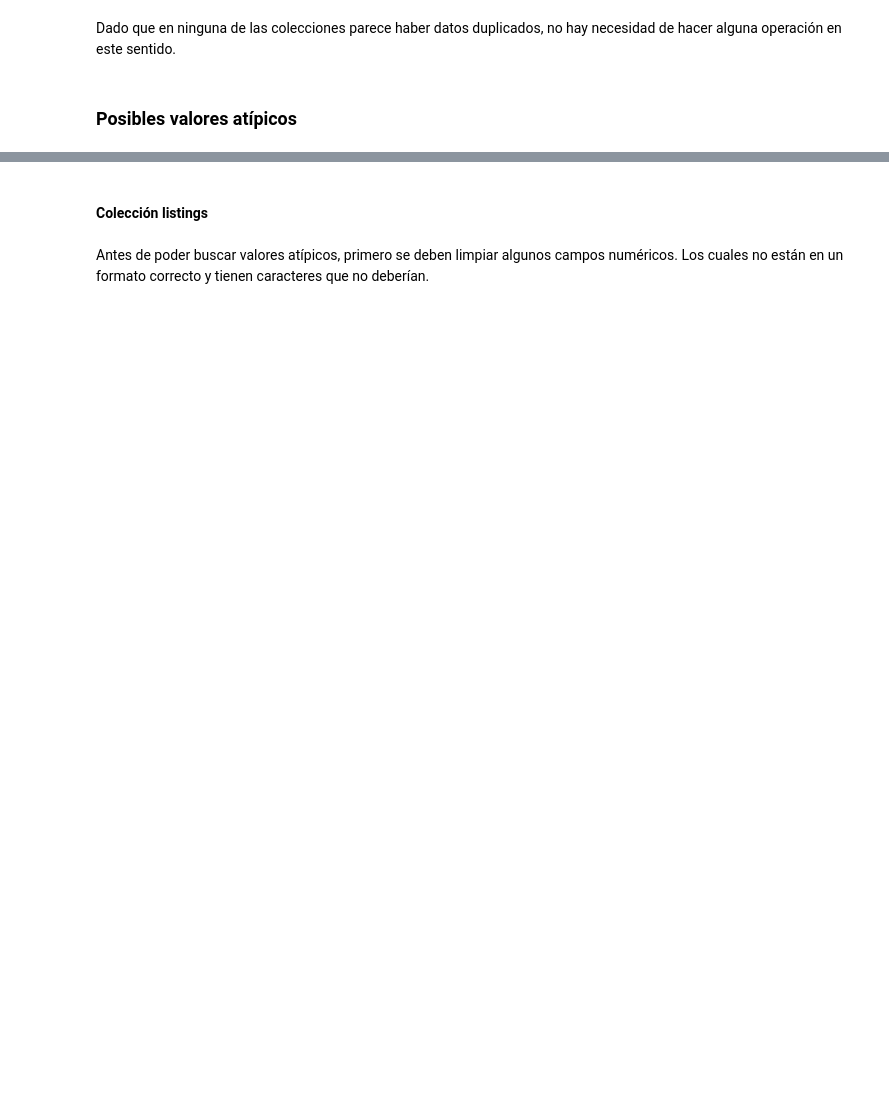
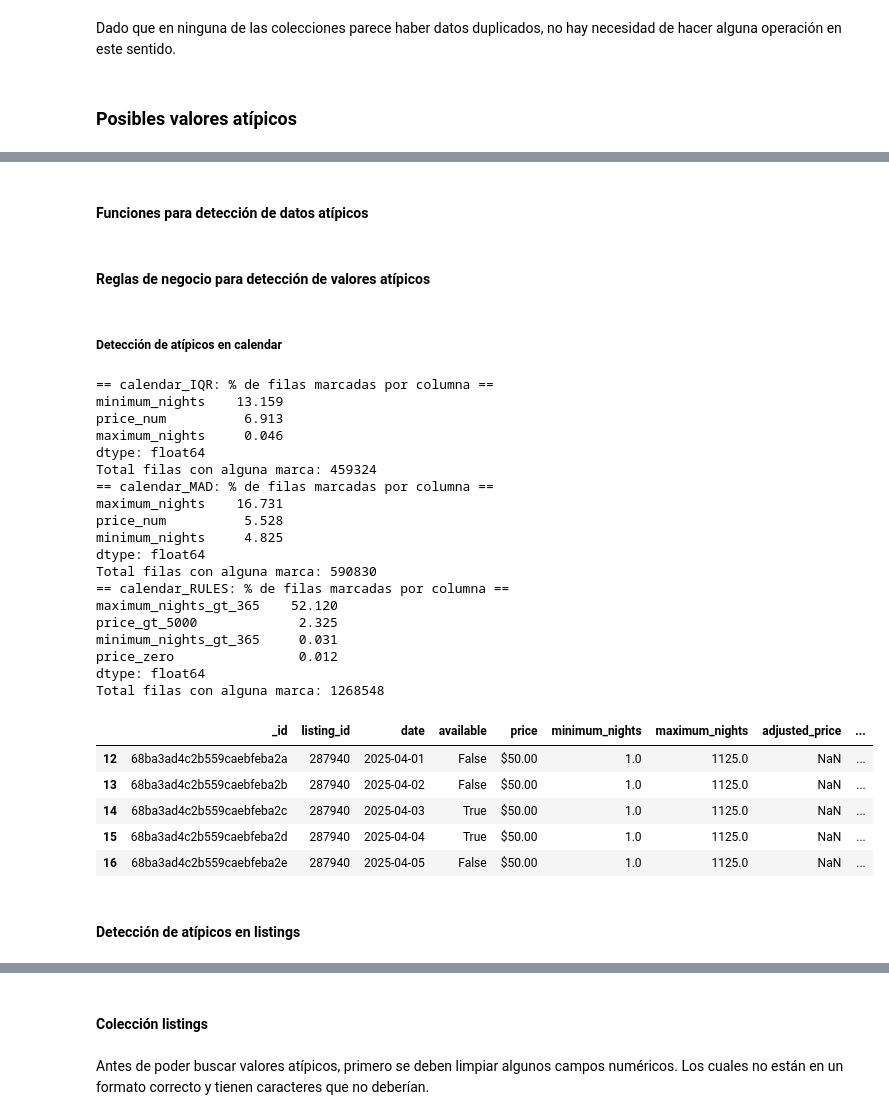
Before and after one commit to EmilianoVS09/Parcial2BI, a Jupyter notebook: notebooks/Parcial2ETLAirBNB.ipynb, the cells around one changed output, grey strips where cells are left out. Cells and saved outputs as stored; diff of their text form; code cells hidden in the pictures; blank space fills up the shorter version.

```diff
--- a/notebooks/Parcial2ETLAirBNB.ipynb
+++ b/notebooks/Parcial2ETLAirBNB.ipynb
@@ -94,0 +117,7 @@ Número de columnas de la colección reviews: 7
+# %%
+#Filtrar df_calendar por trimestre 2025Q2
+year = 2025
+quarter = 2
+
+mask = (df_calendar['date'].dt.year == year) & (df_calendar['date'].dt.quarter == quarter)
+df_calendar = df_calendar.loc[mask].copy()
@@ -272,0 +434,2 @@ Dado que en ninguna de las colecciones parece haber datos duplicados, no hay nec
+# %% [markdown]
+#### Funciones para detección de datos atípicos
@@ -272,0 +519,2 @@ Dado que en ninguna de las colecciones parece haber datos duplicados, no hay nec
+# %% [markdown]
+#### Reglas de negocio para detección de valores atípicos
@@ -272,0 +592,59 @@ Dado que en ninguna de las colecciones parece haber datos duplicados, no hay nec
+# %% [markdown]
+##### Detección de atípicos en calendar
+# %%
+# 1) Columnas a evaluar (solo se incluyen si existen en el DataFrame)
+cols_cal = [c for c in ['price_num', 'minimum_nights', 'maximum_nights'] if c in cal.columns]
+
+# 2) Flags de outliers estadísticos
+#    - IQR: marca valores fuera de [Q1 - 1.5*IQR, Q3 + 1.5*IQR]
+flags_cal_iqr = outliers_iqr(cal, cols_cal, k=1.5)
+
+#    - MAD: z-score robusto; marca valores con |z| > 3.5 (umbral por defecto)
+flags_cal_mad = outliers_mad(cal, cols_cal, thresh=3.5)
+
+# 3) Resumen de resultados (porcentaje de filas marcadas por columna)
+#    Esto imprime en consola un pequeño reporte para cada método.
+summarize_flags(flags_cal_iqr, 'calendar_IQR')
+summarize_flags(flags_cal_mad, 'calendar_MAD')
+
+#    Reglas de negocio (ya construidas en biz_cal) — precios negativos/cero, noches > 365, etc.
+summarize_flags(biz_cal, 'calendar_RULES')
+
+# 4) Subconjunto de filas sospechosas:
+#    Incluye cualquier fila marcada por IQR, MAD o reglas de negocio.
+sus_cal = cal[
+    flags_cal_iqr.any(axis=1) |     # alguna columna marcada por IQR
+    flags_cal_mad.any(axis=1) |     # alguna columna marcada por MAD
+    biz_cal.any(axis=1)             # alguna regla de negocio activada
+].copy()
+
+# 5) Vista rápida (primeras filas) para inspección manual
+sus_cal.head()
+# %% [output]
+== calendar_IQR: % de filas marcadas por columna ==
+minimum_nights    13.159
+price_num          6.913
+maximum_nights     0.046
+dtype: float64
+Total filas con alguna marca: 459324
+== calendar_MAD: % de filas marcadas por columna ==
+maximum_nights    16.731
+price_num          5.528
+minimum_nights     4.825
+dtype: float64
+Total filas con alguna marca: 590830
+== calendar_RULES: % de filas marcadas por columna ==
+maximum_nights_gt_365    52.120
+price_gt_5000             2.325
+minimum_nights_gt_365     0.031
+price_zero                0.012
+dtype: float64
+Total filas con alguna marca: 1268548
+|  | _id | listing_id | date | available | price | minimum_nights | maximum_nights | adjusted_price | ... |
+| 12 | 68ba3ad4c2b559caebfeba2a | 287940 | 2025-04-01 | False | $50.00 | 1.0 | 1125.0 | NaN | ... |
+| 13 | 68ba3ad4c2b559caebfeba2b | 287940 | 2025-04-02 | False | $50.00 | 1.0 | 1125.0 | NaN | ... |
+| 14 | 68ba3ad4c2b559caebfeba2c | 287940 | 2025-04-03 | True | $50.00 | 1.0 | 1125.0 | NaN | ... |
+| 15 | 68ba3ad4c2b559caebfeba2d | 287940 | 2025-04-04 | True | $50.00 | 1.0 | 1125.0 | NaN | ... |
+| 16 | 68ba3ad4c2b559caebfeba2e | 287940 | 2025-04-05 | False | $50.00 | 1.0 | 1125.0 | NaN | ... |
+# %% [markdown]
+#### Detección de atípicos en listings
```
Also changed, not shown: parts of 30 cells of this notebook, 7 other files.
